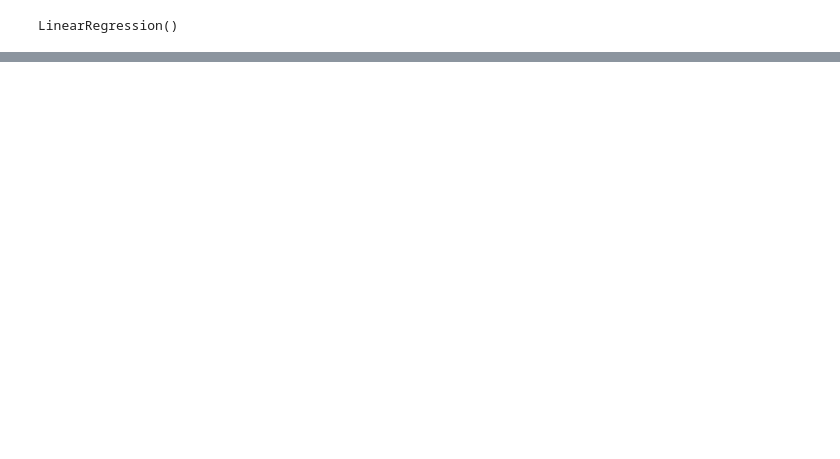
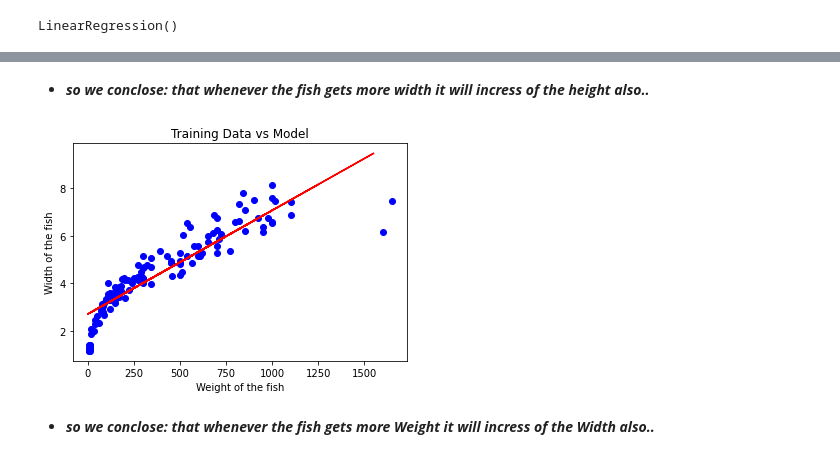
Before and after one commit to emad-aldeen/linear-regression, a Jupyter notebook: regression.ipynb, the cells around one changed output, grey strips where cells are left out. Cells and saved outputs as stored; diff of their text form; code cells hidden in the pictures; blank space fills up the shorter version.

```diff
--- a/regression.ipynb
+++ b/regression.ipynb
@@ -68,0 +87,23 @@ plt.show()
+# %% [markdown]
+- ***so we conclose: that whenever the fish gets more width it will incress of the height also..***
+# %%
+b = df['Weight'].values.reshape(-1,1)
+
+y = df['Width'].values
+
+b_train, b_test, y_train, y_test = train_test_split( b, y, train_size=0.8, test_size=0.2 ,random_state=35)
+
+model = LinearRegression()
+model.fit(b_train, y_train)
+
+y_predict = model.predict(b_test)
+plt.scatter(b_train, y_train, color='blue')
+plt.plot(b_test, y_predict, color='red')
+plt.xlabel('Weight of the fish')
+plt.ylabel('Width of the fish')
+plt.title('Training Data vs Model')
+plt.show()
+# %% [output]
+[figure, added]
+# %% [markdown]
+- ***so we conclose: that whenever the fish gets more Weight it will incress of the Width also..***
```
Also changed, not shown: parts of 7 cells of this notebook, 2 other files.
